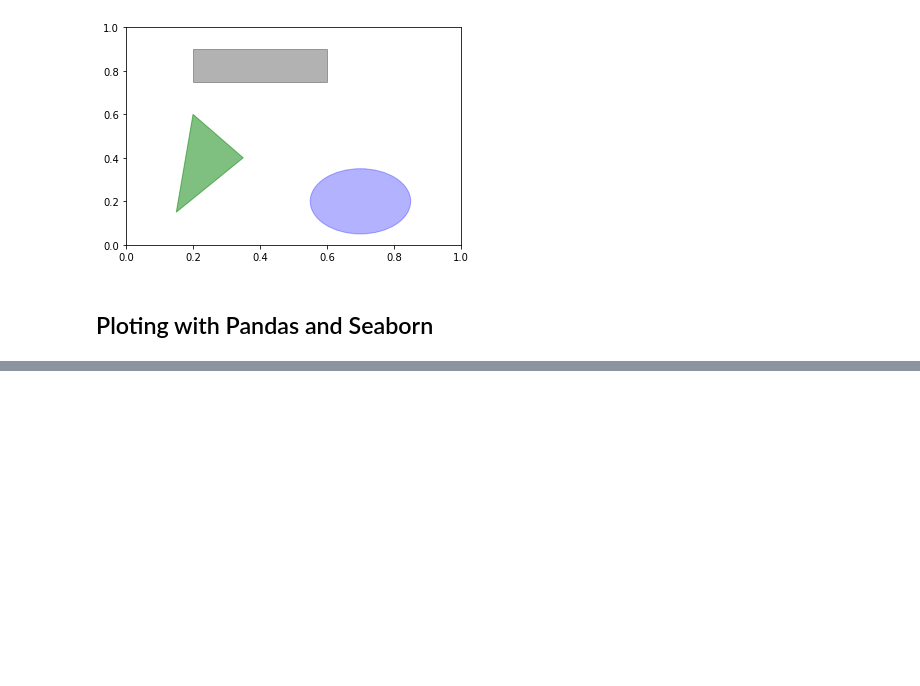
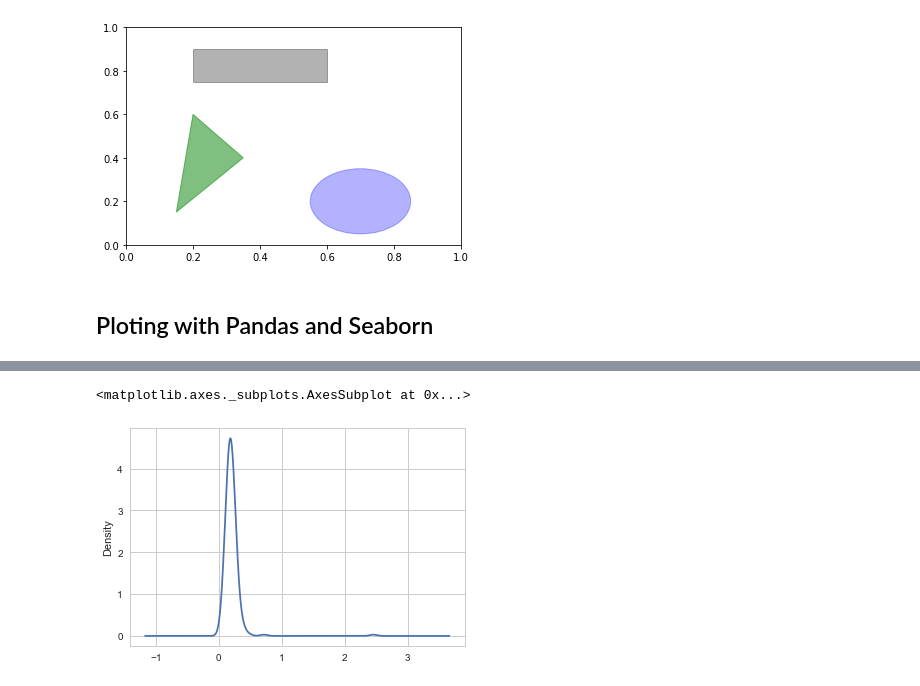
Before and after one commit to timothymadegwa/Env2, a Jupyter notebook: Matplotlib/Matplotlib Notebook2.ipynb, the cells around one changed output, grey strips where cells are left out. Cells and saved outputs as stored; diff of their text form; code cells hidden in the pictures; blank space fills up the shorter version.

```diff
--- a/Matplotlib/Matplotlib Notebook2.ipynb
+++ b/Matplotlib/Matplotlib Notebook2.ipynb
@@ -108,0 +141,5 @@ df.plot.barh(stacked=True, alpha=0.5)
+# %%
+tips['tip_pct'].plot.density()
+# %% [output]
+<matplotlib.axes._subplots.AxesSubplot at 0x...>
+[figure, added]
```
Also changed, not shown: parts of 20 cells of this notebook.
